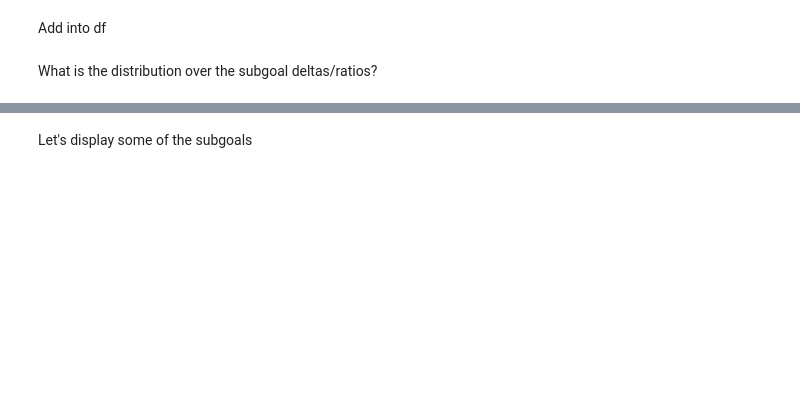
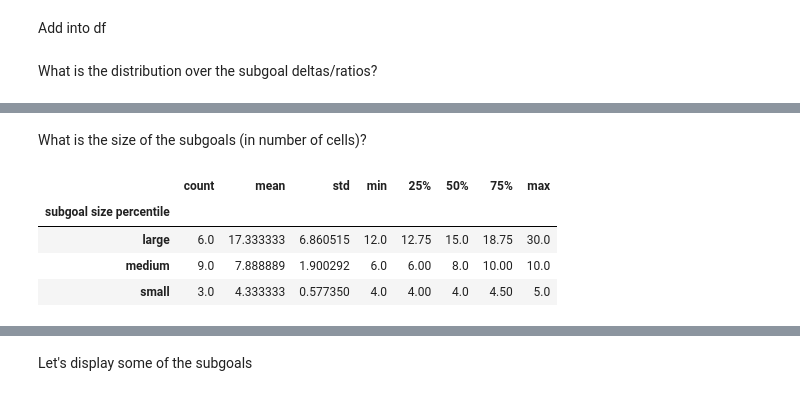
Before and after one commit to cogtoolslab/projection_block_construction, a Jupyter notebook: stimuli/AB_choice_experiment_stim_generation.ipynb, the cells around one changed output, grey strips where cells are left out. Drawn from its saved outputs; the diff is of its cells as text; code cells hidden in the pictures; blank space fills up the shorter version.

```diff
--- a/stimuli/AB_choice_experiment_stim_generation.ipynb
+++ b/stimuli/AB_choice_experiment_stim_generation.ipynb
@@ -243,0 +275,11 @@ df['subgoal cost ratio'].plot()
+# %% [markdown]
+What is the size of the subgoals (in number of cells)?
+# %%
+df['subgoal size'] = df['best subgoal'].apply(lambda x: np.sum(x.subgoal.bitmap > 0))
+df.groupby('subgoal size percentile').describe()['subgoal size']
+# %% [output]
+|  | count | mean | std | min | 25% | 50% | 75% | max |
+| subgoal size percentile |  |  |  |  |  |  |  |  |
+| large | 6.0 | 17.333333 | 6.860515 | 12.0 | 12.75 | 15.0 | 18.75 | 30.0 |
+| medium | 9.0 | 7.888889 | 1.900292 | 6.0 | 6.00 | 8.0 | 10.00 | 10.0 |
+| small | 3.0 | 4.333333 | 0.577350 | 4.0 | 4.00 | 4.0 | 4.50 | 5.0 |
```
Also changed, not shown: parts of 15 cells of this notebook.
